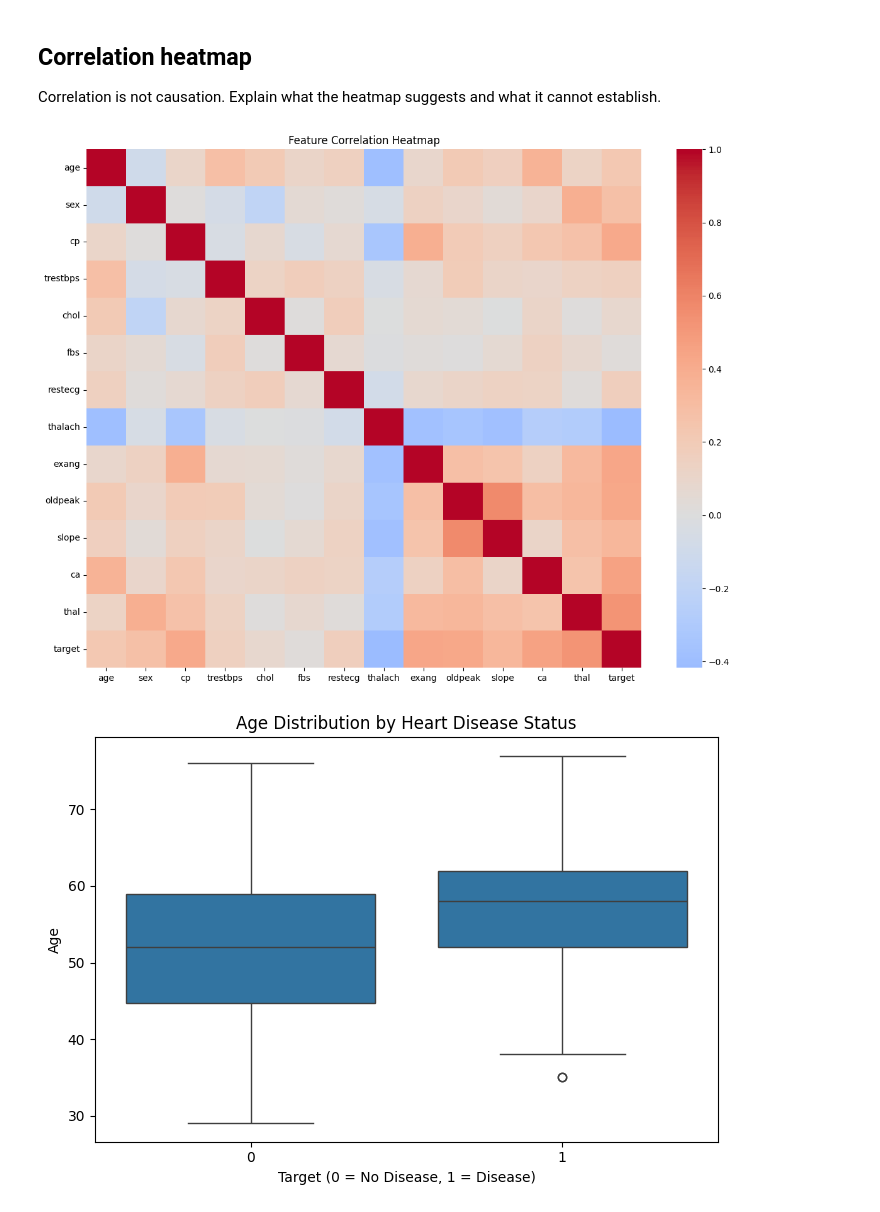
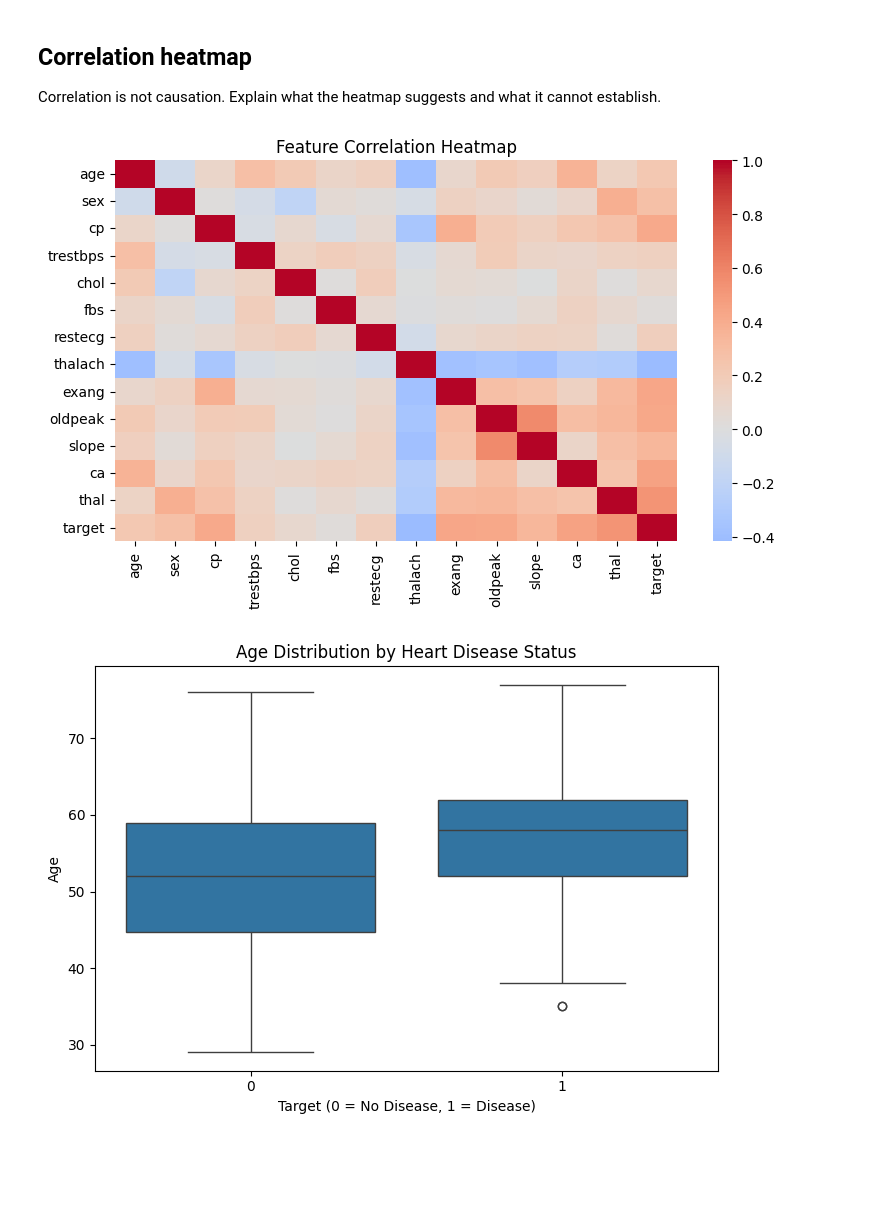
Before and after one commit to H-Mingwal/mlops-heart-disease, a Jupyter notebook: notebooks/01_eda.ipynb, the cells around one changed output. Saved outputs shown, nothing was run; the diff lists cells and outputs as text; code cells hidden in the pictures; blank space fills up the shorter version.

```diff
--- a/notebooks/01_eda.ipynb
+++ b/notebooks/01_eda.ipynb
@@ -109,13 +109,13 @@ plt.show()
 Correlation is not causation. Explain what the heatmap suggests and what it cannot establish.
 # %%
 numeric_df = df.apply(pd.to_numeric, errors='coerce')
-plt.figure(figsize=(12, 9))
+plt.figure(figsize=(8, 5))
 sns.heatmap(numeric_df.corr(), cmap='coolwarm', center=0, annot=False)
 plt.title('Feature Correlation Heatmap')
 plt.tight_layout()
 plt.show()
 # %% [output]
-[figure, old version]
+[figure, new version]
 # %%
 plt.figure(figsize=(7, 5))
 
```
Also changed, not shown: parts of 2 cells of this notebook, 2 other files.
